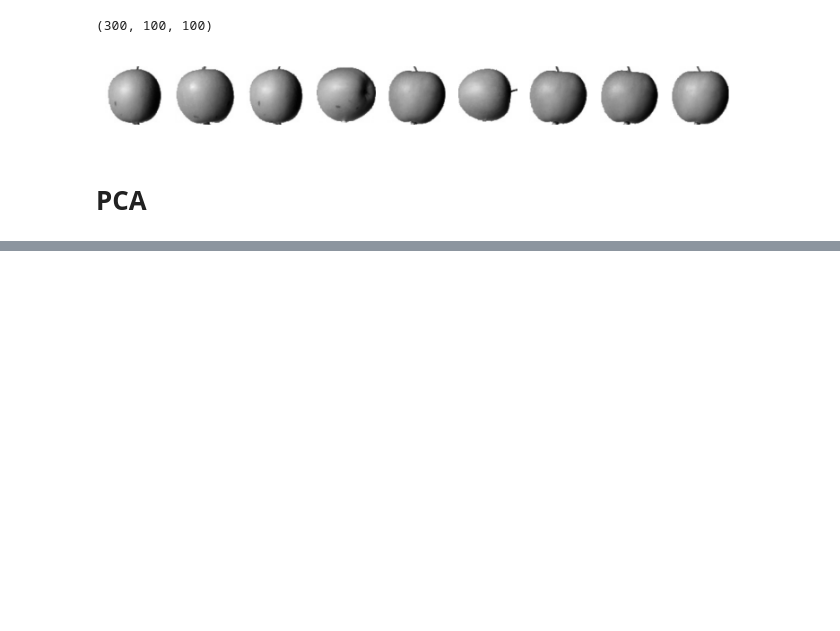
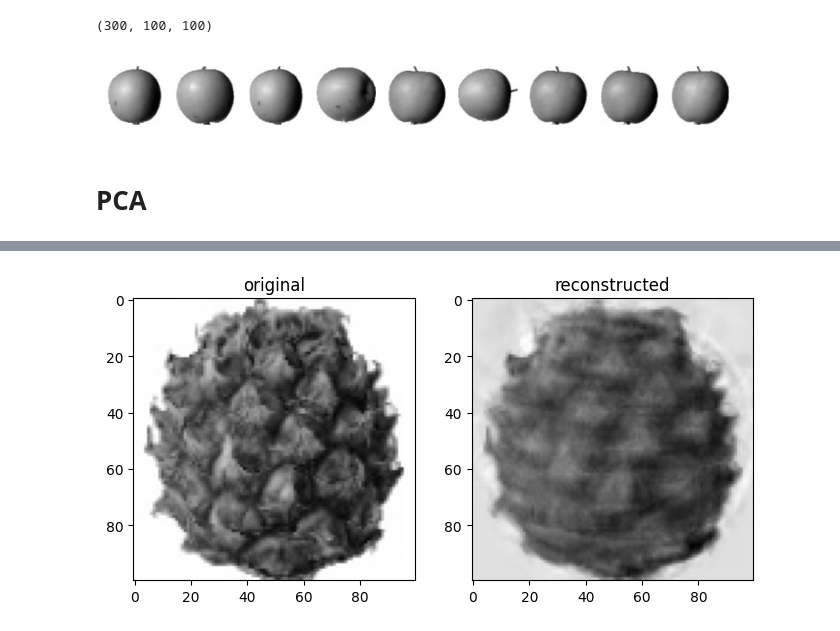
Before and after one commit to JakeOh/202605_BD57, a Jupyter notebook: lab_ml/ml15_pca.ipynb, the cells around one changed output, grey strips where cells are left out. Drawn from its saved outputs; the diff is of its cells as text; code cells hidden in the pictures; blank space fills up the shorter version.

```diff
--- a/lab_ml/ml15_pca.ipynb
+++ b/lab_ml/ml15_pca.ipynb
@@ -80,0 +137,14 @@ plot_img_array(fruits[:9])
+# %%
+fig, axes = plt.subplots(ncols=2, figsize=(8, 4))
+
+# 원본 이미지
+axes[0].imshow(fruits[100], cmap=plt.cm.binary)
+axes[0].set_title('original')
+
+# 차원 축소 후 재구성한 이미지
+axes[1].imshow(reconstructed[100].reshape((100, 100)), cmap=plt.cm.binary)
+axes[1].set_title('reconstructed')
+
+plt.show()
+# %% [output]
+[figure, added]
```
Also changed, not shown: parts of 24 cells of this notebook.
